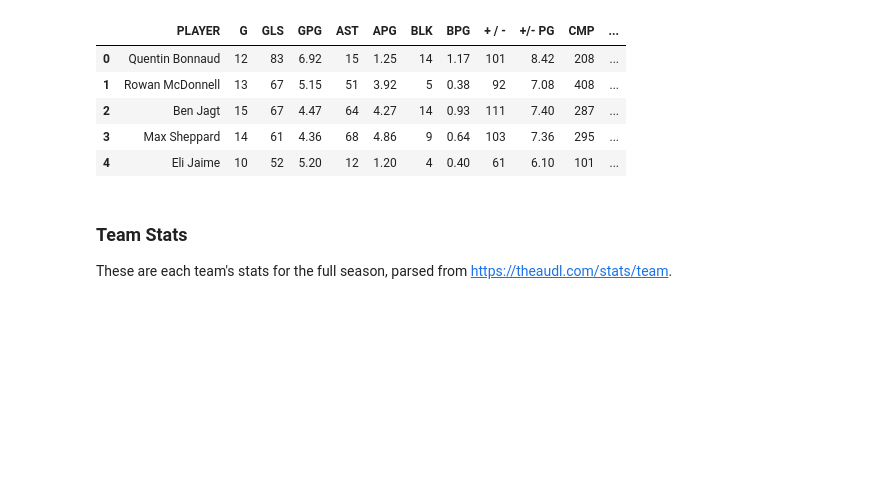
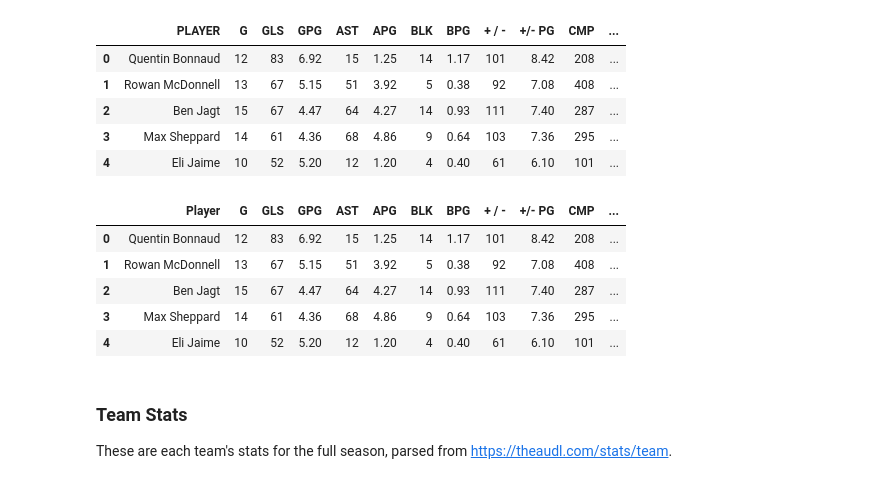
Before and after one commit to Samcfuchs/2950, a Jupyter notebook: notebooks/max.ipynb, the cells around one changed output. Drawn from its saved outputs; the diff is of its cells as text; code cells hidden in the pictures; blank space fills up the shorter version.

```diff
--- a/notebooks/max.ipynb
+++ b/notebooks/max.ipynb
@@ -27,6 +27,16 @@ player_stats.head()
 | 2 | Ben Jagt | 15 | 67 | 4.47 | 64 | 4.27 | 14 | 0.93 | 111 | 7.40 | 287 | ... |
 | 3 | Max Sheppard | 14 | 61 | 4.36 | 68 | 4.86 | 9 | 0.64 | 103 | 7.36 | 295 | ... |
 | 4 | Eli Jaime | 10 | 52 | 5.20 | 12 | 1.20 | 4 | 0.40 | 61 | 6.10 | 101 | ... |
+# %%
+player_stats = pd.read_csv("../data/player_stats.csv", index_col=0)
+player_stats.head()
+# %% [output]
+|  | Player | G | GLS | GPG | AST | APG | BLK | BPG | + / - | +/- PG | CMP | ... |
+| 0 | Quentin Bonnaud | 12 | 83 | 6.92 | 15 | 1.25 | 14 | 1.17 | 101 | 8.42 | 208 | ... |
+| 1 | Rowan McDonnell | 13 | 67 | 5.15 | 51 | 3.92 | 5 | 0.38 | 92 | 7.08 | 408 | ... |
+| 2 | Ben Jagt | 15 | 67 | 4.47 | 64 | 4.27 | 14 | 0.93 | 111 | 7.40 | 287 | ... |
+| 3 | Max Sheppard | 14 | 61 | 4.36 | 68 | 4.86 | 9 | 0.64 | 103 | 7.36 | 295 | ... |
+| 4 | Eli Jaime | 10 | 52 | 5.20 | 12 | 1.20 | 4 | 0.40 | 61 | 6.10 | 101 | ... |
 # %% [markdown]
 ### Team Stats
 
```
Also changed, not shown: parts of 2 cells of this notebook, 1 other file.
